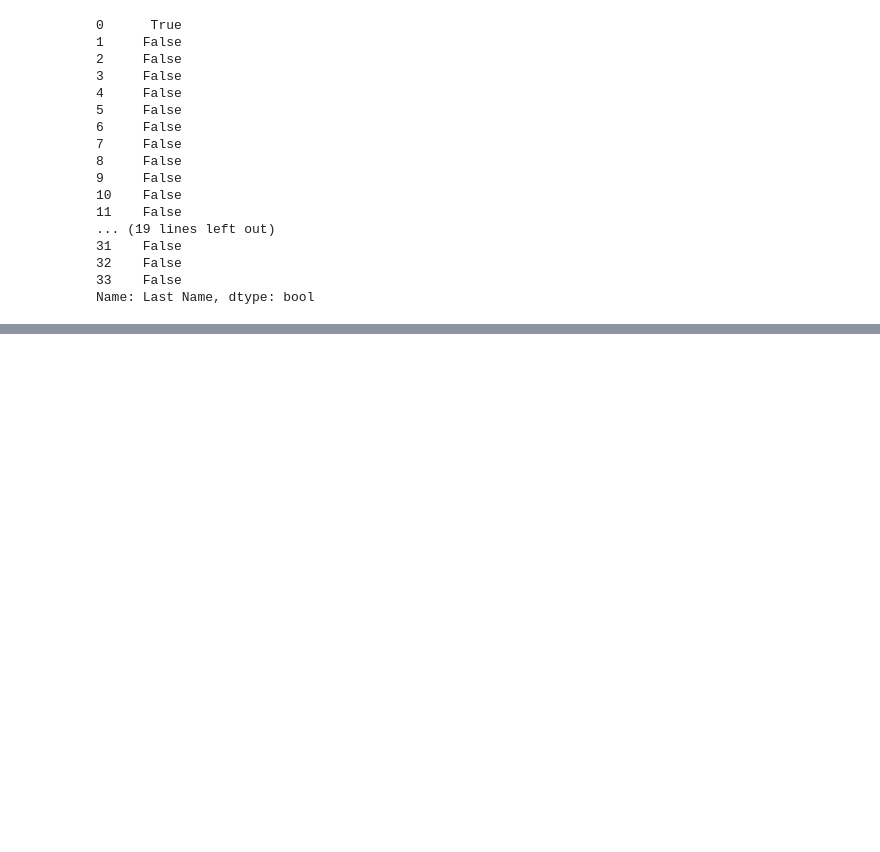
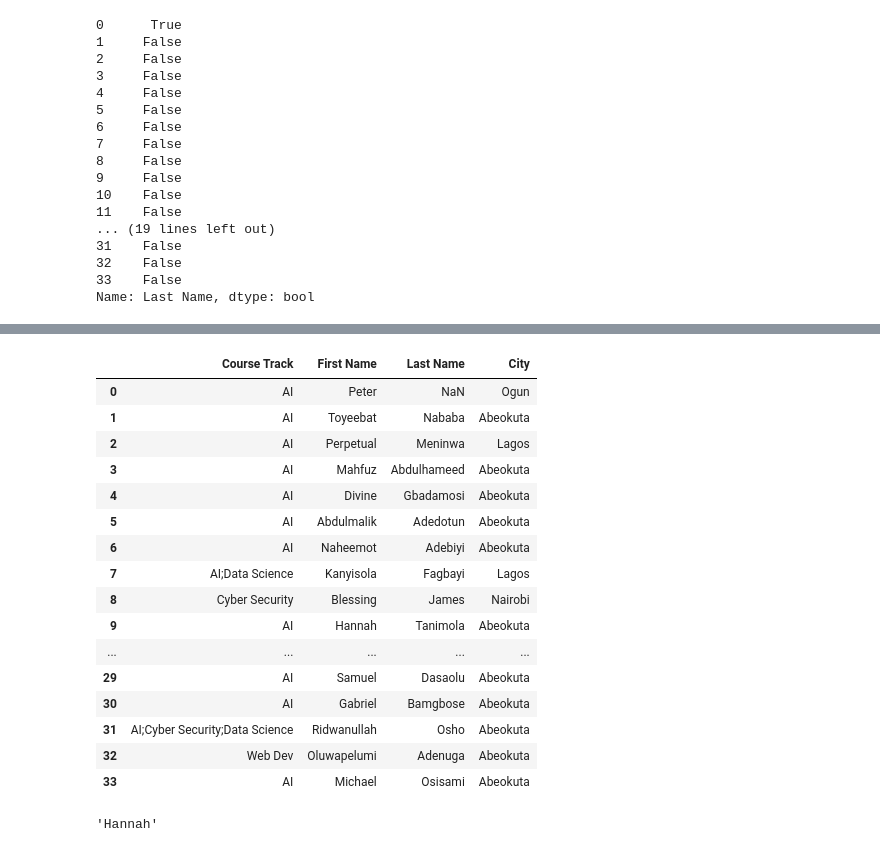
Before and after one commit to SamuelDasaolu/GEN-AI, a Jupyter notebook: WEEK 6/working_with_panda.ipynb, the cells around one changed output, grey strips where cells are left out. Cells and saved outputs as stored; diff of their text form; code cells hidden in the pictures; blank space fills up the shorter version.

```diff
--- a/WEEK 6/working_with_panda.ipynb
+++ b/WEEK 6/working_with_panda.ipynb
@@ -214,0 +232,27 @@ Name: Timestamp, dtype: object
+# %%
+df.columns
+df[['Course Track', 'First Name', 'Last Name', 'City']]
+# %% [output]
+|  | Course Track | First Name | Last Name | City |
+| 0 | AI | Peter | NaN | Ogun |
+| 1 | AI | Toyeebat | Nababa | Abeokuta |
+| 2 | AI | Perpetual | Meninwa | Lagos |
+| 3 | AI | Mahfuz | Abdulhameed | Abeokuta |
+| 4 | AI | Divine | Gbadamosi | Abeokuta |
+| 5 | AI | Abdulmalik | Adedotun | Abeokuta |
+| 6 | AI | Naheemot | Adebiyi | Abeokuta |
+| 7 | AI;Data Science | Kanyisola | Fagbayi | Lagos |
+| 8 | Cyber Security | Blessing | James | Nairobi |
+| 9 | AI | Hannah | Tanimola | Abeokuta |
+| ... | ... | ... | ... | ... |
+| 29 | AI | Samuel | Dasaolu | Abeokuta |
+| 30 | AI | Gabriel | Bamgbose | Abeokuta |
+| 31 | AI;Cyber Security;Data Science | Ridwanullah | Osho | Abeokuta |
+| 32 | Web Dev | Oluwapelumi | Adenuga | Abeokuta |
+| 33 | AI | Michael | Osisami | Abeokuta |
+# %%
+df['First Name'][::9] #Can be used with slicing
+df.at[9, 'First Name'] # Only retrieves a single element using column
+df.iat[9, 1] # Only retrieves a single element using column index
+# %% [output]
+'Hannah'
```
Also changed, not shown: parts of 8 cells of this notebook, 3 other files.
